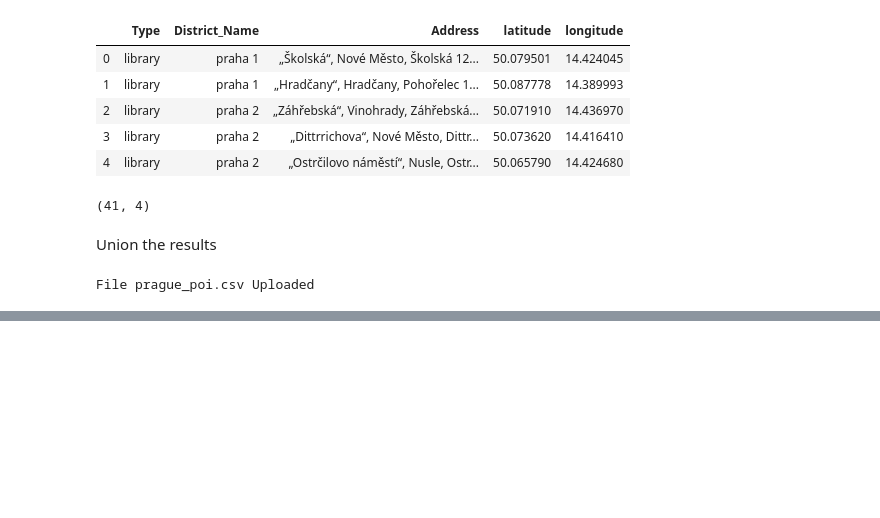
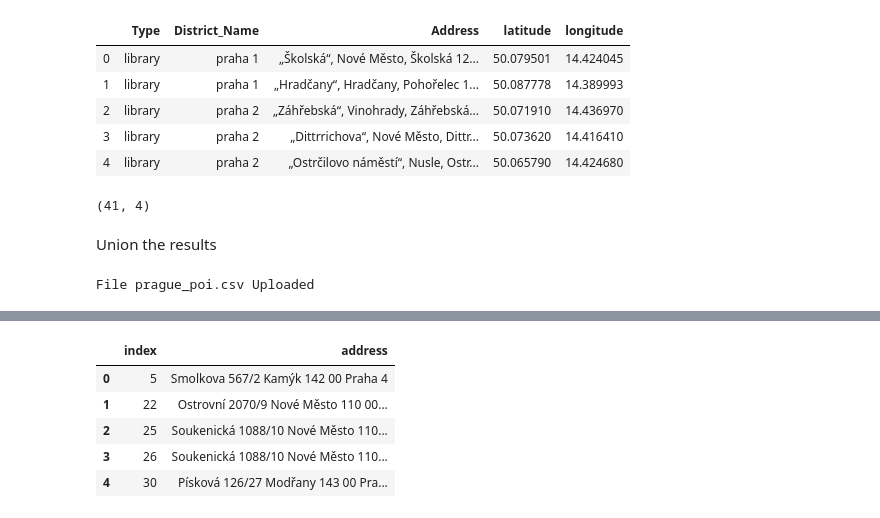
Before and after one commit to tonnyeremin/Urban-Data-Science, a Jupyter notebook: Walking Accessibility.ipynb, the cells around one changed output, grey strips where cells are left out. Saved outputs shown, nothing was run; the diff lists cells and outputs as text; code cells hidden in the pictures; blank space fills up the shorter version.

```diff
--- a/Walking Accessibility.ipynb
+++ b/Walking Accessibility.ipynb
@@ -526,0 +603,16 @@ Exception <class 'AttributeError'>
+# %%
+school_types = ['B00', 'F10', 'C00']
+klub_types = ['H22', 'G11']
+columns_to_drop = ['id', 'type','name','capacity']
+df_sorted_schools = df_schools[df_schools.type.isin(school_types)]
+
+df_sorted_schools.drop(columns = columns_to_drop, inplace = True)
+df_sorted_schools.reset_index(inplace = True)
+df_sorted_schools.head()
+# %% [output]
+|  | index | address |
+| 0 | 5 | Smolkova 567/2 Kamýk 142 00 Praha 4 |
+| 1 | 22 | Ostrovní 2070/9 Nové Město 110 00... |
+| 2 | 25 | Soukenická 1088/10 Nové Město 110... |
+| 3 | 26 | Soukenická 1088/10 Nové Město 110... |
+| 4 | 30 | Písková 126/27 Modřany 143 00 Pra... |
```
Also changed, not shown: parts of 14 cells of this notebook.
